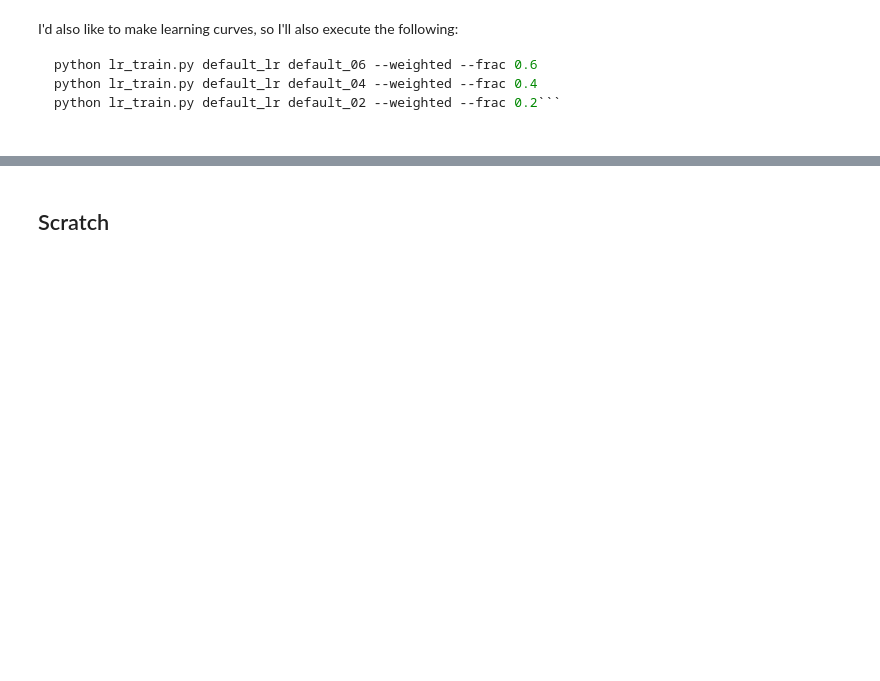
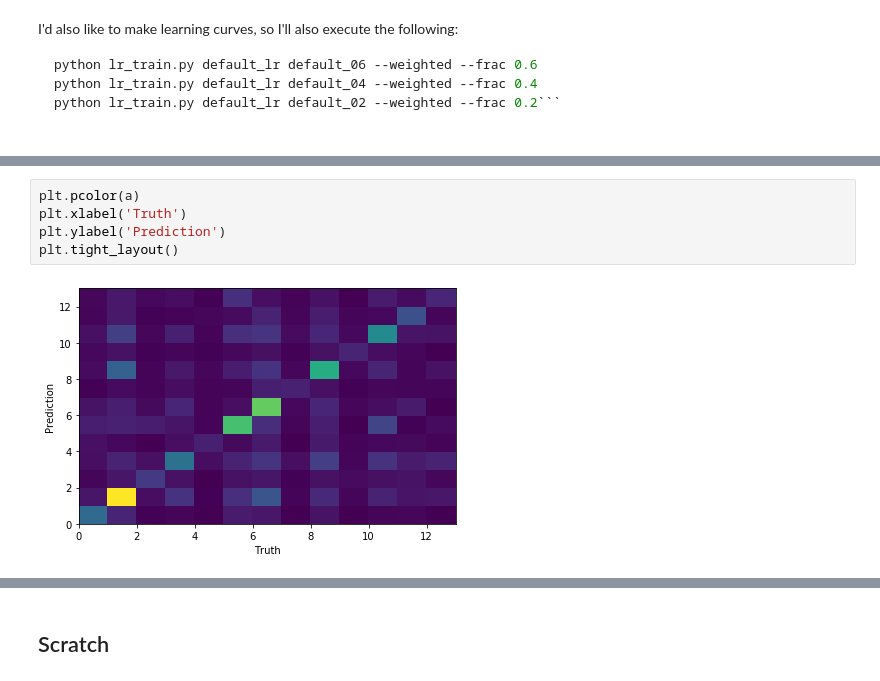
Before and after one commit to tristanlmiller/auto-guitar-tabs, a Jupyter notebook: Logistic Regression model.ipynb, the cells around one changed output, grey strips where cells are left out. Drawn from its saved outputs; the diff is of its cells as text; blank space fills up the shorter version.

```diff
--- a/Logistic Regression model.ipynb
+++ b/Logistic Regression model.ipynb
@@ -286,0 +371,7 @@ Lastly, I'd like to set up predictions.  The following command should work:
+# %%
+plt.pcolor(a)
+plt.xlabel('Truth')
+plt.ylabel('Prediction')
+plt.tight_layout()
+# %% [output]
+[figure, added]
```
Also changed, not shown: parts of 21 cells of this notebook, 25 other files.
